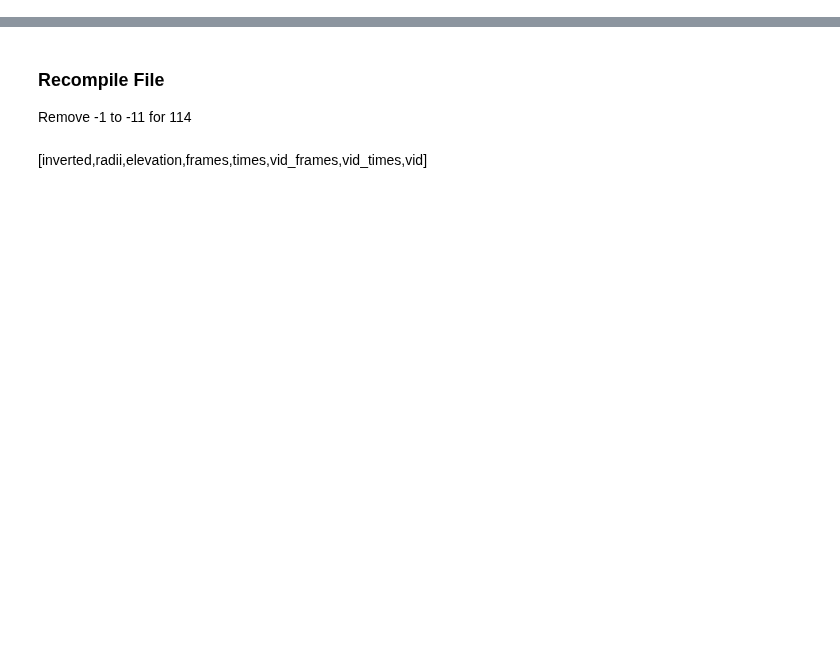
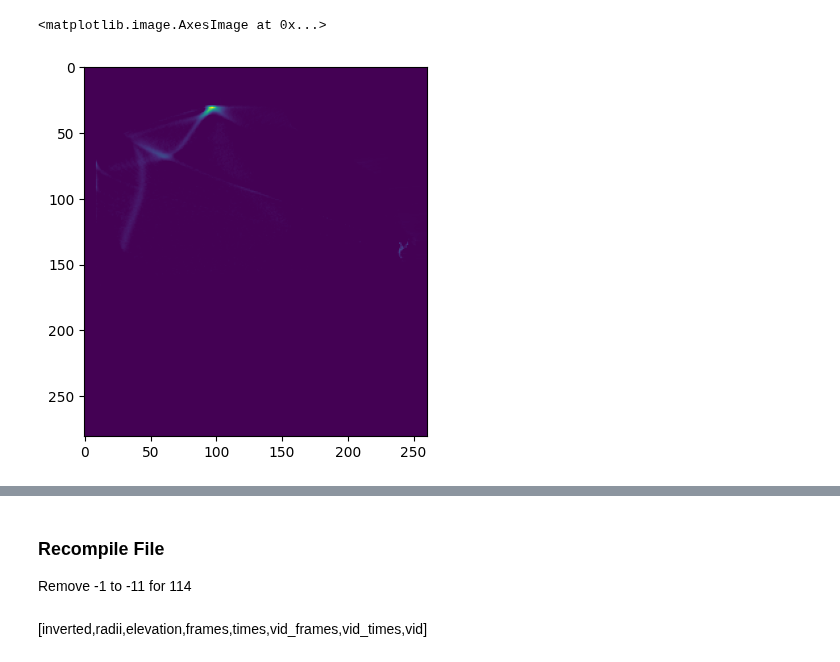
Before and after one commit to PlasmaControl/plasma-tv, a Jupyter notebook: notebooks/shot_viewer.ipynb, the cells around one changed output, grey strips where cells are left out. Drawn from its saved outputs; the diff is of its cells as text; code cells hidden in the pictures; blank space fills up the shorter version.

```diff
--- a/notebooks/shot_viewer.ipynb
+++ b/notebooks/shot_viewer.ipynb
@@ -19,3 +76,8 @@ emission_structure_pu_cam240perp_190113
+# %%
+plt.imshow(arr1[0])
+# %% [output]
+<matplotlib.image.AxesImage at 0x...>
+[figure, added]
 # %%
 idx = -12
 print(files[file_idx].stem)
```
Also changed, not shown: parts of 14 cells of this notebook, 6 other files.
